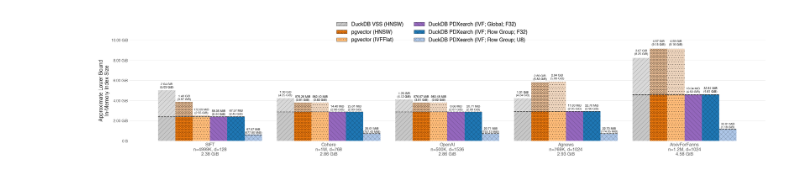
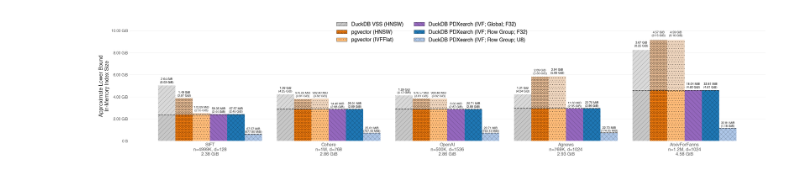
Before and after one commit to Noorts/vss-benchmarks, a Jupyter notebook: analysis/index_size.ipynb, the cells around one changed output. Drawn from its saved outputs; the diff is of its cells as text; code cells hidden in the pictures.

```diff
--- a/analysis/index_size.ipynb
+++ b/analysis/index_size.ipynb
@@ -209,32 +209,32 @@ def draw_bars(ax, value_fn, ylabel, show_overhead_in_label=False):
     ax.yaxis.grid(True, linestyle='-', linewidth=0.6, color='gray', alpha=0.2)
     ax.set_axisbelow(True)
     for spine in ('top', 'right', 'left', 'bottom'):
         ax.spines[spine].set_visible(False)
     def gib(num):
         return 1024 ** 3 * num
     ax.set_yticks([gib(0), gib(2), gib(4), gib(6), gib(8), gib(10)])
     ax.tick_params(axis='y', colors=TICK_FONTS_COLOR)
     ax.tick_params(axis='both', length=0)
     ax.tick_params(axis='x', pad=5)
 
 # Plot 1: absolute index size
 def absolute_value(dataset, index_type, raw_f32, raw_u8):
     return data[dataset].get(index_type)
 
 draw_bars(ax1, absolute_value, "Approximate Lower Bound\nIn-Memory Index Size", show_overhead_in_label=True)
 
 # Shared legend
 legend_handles = [
     Patch(facecolor=index_colors.get(idx, "#808080"),
           hatch=index_hatches.get(idx, ""),
           edgecolor='black', linewidth=0.5,
           label=idx)
     for idx in all_index_types
 ]
 fig.legend(handles=legend_handles, loc="upper center", ncols=math.ceil(len(all_index_types) / 3),
            frameon=False, fontsize=LABEL_FONTSIZE, bbox_to_anchor=(0.5, 1.06))
 
-fig.tight_layout(rect=[0, 0, 1, 0.93])
+fig.tight_layout(rect=[0, 0, 1, 1])
 plt.savefig("index_size.pdf", dpi=PLOT_DPI, bbox_inches='tight')
 # %% [output]
-[figure, old version]
+[figure, new version]
```
Also changed, not shown: parts of 1 cell of this notebook.
